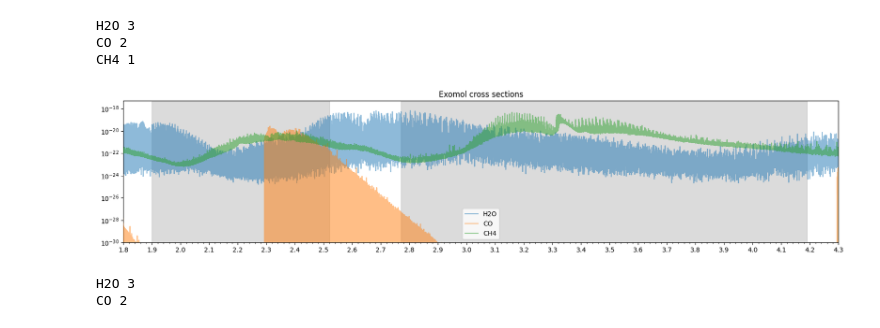
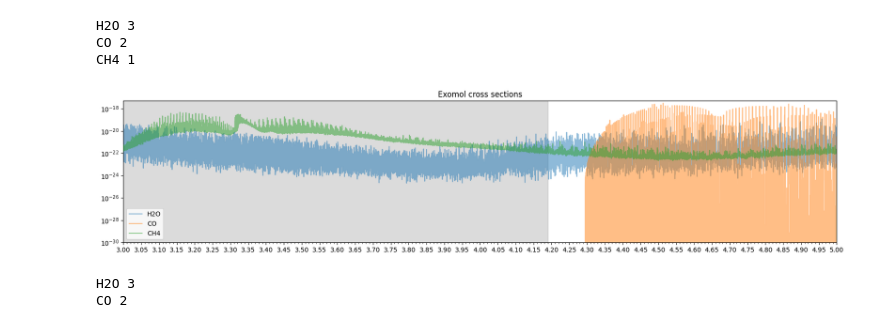
Before and after one commit to alphalyncis/doppler-imaging-maxentropy, a Jupyter notebook: scripts/inspect_lines.ipynb, the cells around one changed output. Saved outputs shown, nothing was run; the diff lists cells and outputs as text; code cells hidden in the pictures.

```diff
--- a/scripts/inspect_lines.ipynb
+++ b/scripts/inspect_lines.ipynb
@@ -20,24 +20,24 @@ for name in molist:
 # %%
 plt.figure(figsize=(20, 4))
 plt.title("Exomol cross sections")
 for i, mol in enumerate(['H2O', 'CO', 'CH4']):
     print(mol, z[i])
     plt.plot(mols[mol][0], mols[mol][1], label=mol, alpha=0.5, zorder=5-z[i])
     plt.axvspan(1.90, 2.52, color='gray', alpha=0.1)
     plt.axvspan(2.77, 4.19, color='gray', alpha=0.1)
 
-plt.xlim(1.8, 4.3)
+plt.xlim(3, 5)
 #plt.ylim(-0.1e-18, 2.5e-18)
 plt.yscale('log')
 plt.ylim(1e-30, 5e-18)
-plt.gca().xaxis.set_major_locator(ticker.MultipleLocator(0.1))
-plt.gca().xaxis.set_minor_locator(ticker.MultipleLocator(0.02))
+plt.gca().xaxis.set_major_locator(ticker.MultipleLocator(0.05))
+plt.gca().xaxis.set_minor_locator(ticker.MultipleLocator(0.01))
 plt.legend();
 # %% [output]
 H2O 3
 CO 2
 CH4 1
-[figure, old version]
+[figure, new version]
 # %%
 # CRIRES K band settings
 k2217 = np.array([
```
Also changed, not shown: 19 other files.
